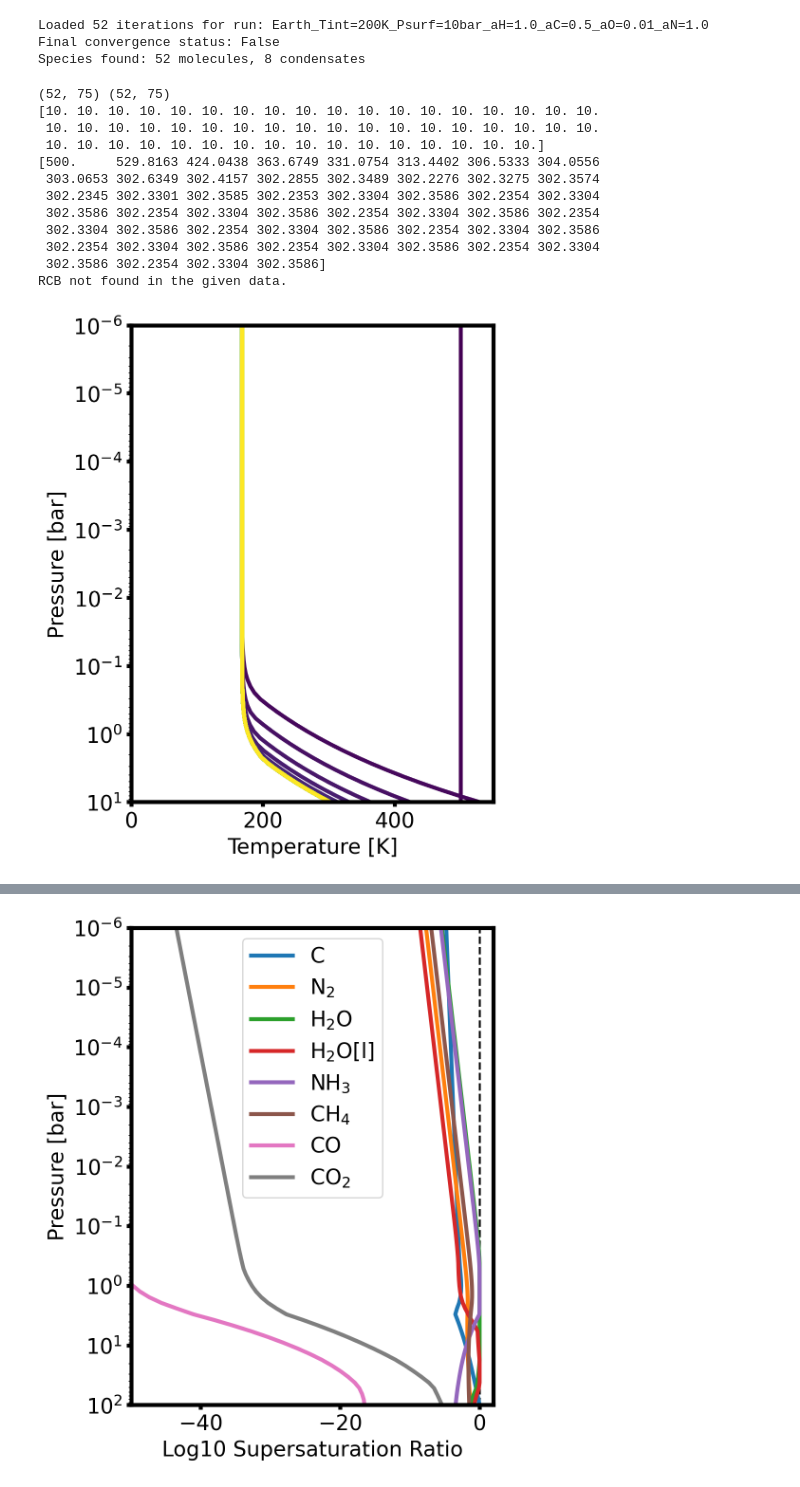
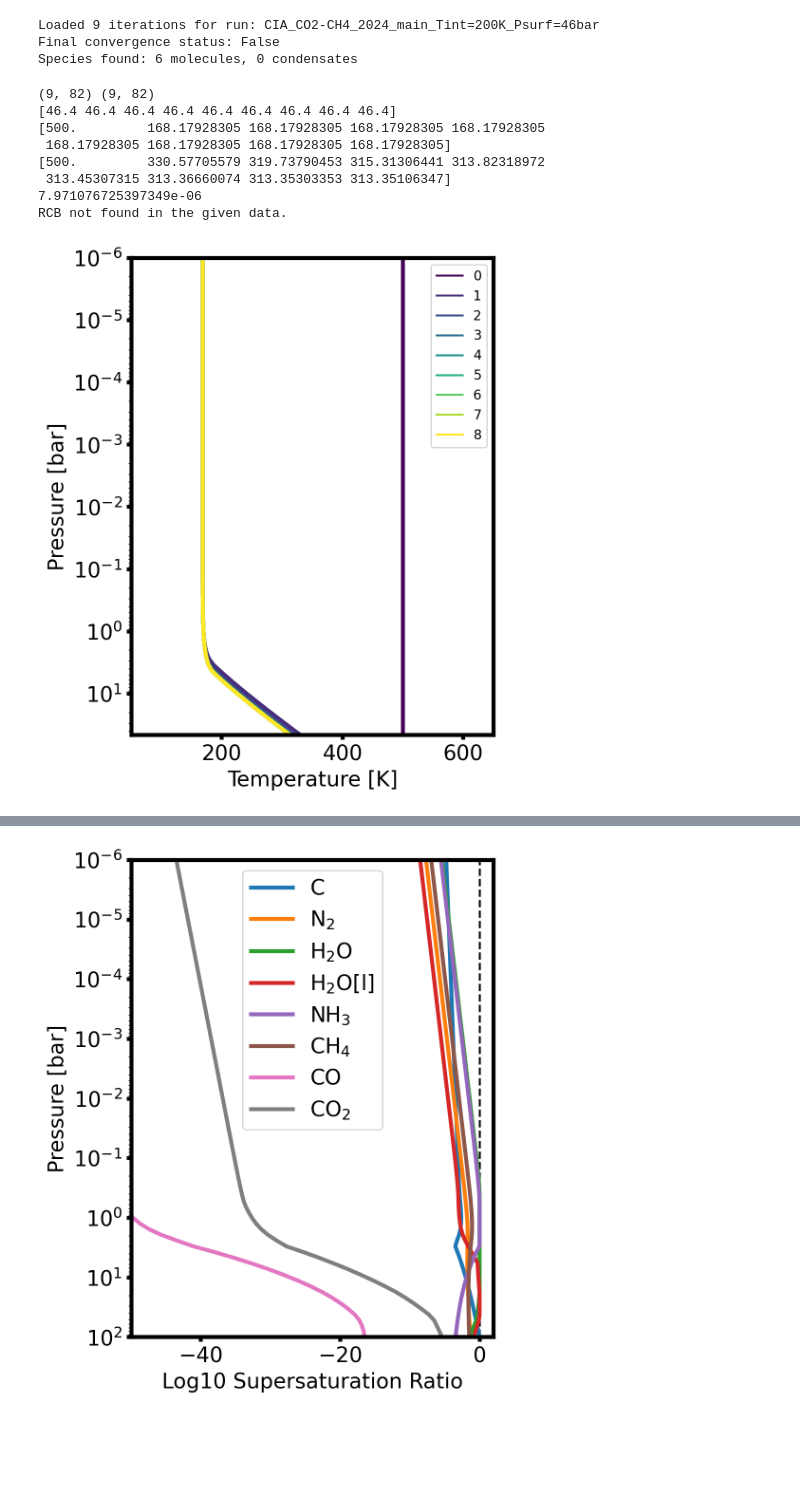
Before and after one commit to DavidDahlbudding/chelio, a Jupyter notebook: analyze/1_IndividualRun.ipynb, the cells around one changed output, grey strips where cells are left out. Cells and saved outputs as stored; diff of their text form; code cells hidden in the pictures; blank space fills up the shorter version.

```diff
--- a/analyze/1_IndividualRun.ipynb
+++ b/analyze/1_IndividualRun.ipynb
@@ -10,8 +10,9 @@ from analyze_modules import ChelioRun, plot_all_iteration_profiles, plot_profile
 # %%
 # Load a single simulation run
 # All data loading, parsing, and iteration handling is done by ChelioRun.
-output_folder = "../output/N2dom_fast"
-run_name = "Earth_Tint=200K_Psurf=10bar_aH=1.0_aC=0.5_aO=0.01_aN=1.0"
+output_folder = "../output/CIA_comparison_varConvGrad/"
+run_name = "CIA_CO2-CH4_2024_main_Tint=200K_Psurf=46bar"
+#run_name = "Earth_Tint=150K_Psurf=10bar_aH=1.0_aC=0.1_aO=0.01_aN=1.0"
 #run_name = "Earth_P0=1e8_Tint=50_CplusO=1e-2_CtoO=0.59"
 #run_name = "test"
 
@@ -24,9 +25,9 @@ print(f"Loaded {run.num_iterations_read} iterations for run: {run.run_name}")
 print(f"Final convergence status: {run.final_convergence_status}")
 print(f"Species found: {run.n_mol} molecules, {run.n_dust} condensates")
 # %% [output]
-Loaded 52 iterations for run: Earth_Tint=200K_Psurf=10bar_aH=1.0_aC=0.5_aO=0.01_aN=1.0
+Loaded 9 iterations for run: CIA_CO2-CH4_2024_main_Tint=200K_Psurf=46bar
 Final convergence status: False
-Species found: 52 molecules, 8 condensates
+Species found: 6 molecules, 0 condensates
 # %%
 def set_white(ax):
     ax.set_facecolor('white')
@@ -57,48 +58,49 @@ fig, ax = plt.subplots(1, 1, figsize=(5, 6))
 
 print(run.pressures_bar.shape, run.temperatures_K.shape)
 print(run.pressures_bar[:,0])
+print(run.temperatures_K[:,-1])
 print(run.temperatures_K[:,0])
+
+print((np.abs(run.temperatures_K[-2,:] - run.temperatures_K[-1,:])/run.temperatures_K[-1,:]).max())
 
 # The new plotting utility handles the looping and coloring
 plot_all_iteration_profiles(
     run,
     'temperature',
     y_axis='pressure',
     ax=ax,
     cmap_name='viridis', #'Wistia'
-    legend = False
+    legend = True
 )
+
+ax.set_xlim(50, 650)
 
 # Add the RCB line using the dedicated function
 plot_rcb_height(run, ax=ax, color='red', linestyle='--', linewidth=2, label='RCB')
 
-ax.set_xlim(0, 550)
 # set to max and min pressure
 ax.set_ylim(np.nanmax(run.pressures_bar), np.nanmin(run.pressures_bar))
+#ax.set_ylim(np.nanmax(run.pressures_bar), 1e-1)
 ax.set_title(run.run_name.replace("_", ", "))
 
 # turn on preferred options
 #set_white(ax)
 increase_size(ax, linewidth=3, fontsize=16, legendcols=2, legendloc='no')
 ax.set_title('')
 plt.tight_layout()
 #plt.savefig(f"images/JulyPoster/TPevolution_{run_name}.svg", format="svg", transparent=True)
 
 plt.show()
 # %% [output]
-(52, 75) (52, 75)
-[10. 10. 10. 10. 10. 10. 10. 10. 10. 10. 10. 10. 10. 10. 10. 10. 10. 10.
- 10. 10. 10. 10. 10. 10. 10. 10. 10. 10. 10. 10. 10. 10. 10. 10. 10. 10.
- 10. 10. 10. 10. 10. 10. 10. 10. 10. 10. 10. 10. 10. 10. 10. 10.]
-[500.     529.8163 424.0438 363.6749 331.0754 313.4402 306.5333 304.0556
- 303.0653 302.6349 302.4157 302.2855 302.3489 302.2276 302.3275 302.3574
- 302.2345 302.3301 302.3585 302.2353 302.3304 302.3586 302.2354 302.3304
- 302.3586 302.2354 302.3304 302.3586 302.2354 302.3304 302.3586 302.2354
- 302.3304 302.3586 302.2354 302.3304 302.3586 302.2354 302.3304 302.3586
- 302.2354 302.3304 302.3586 302.2354 302.3304 302.3586 302.2354 302.3304
- 302.3586 302.2354 302.3304 302.3586]
+(9, 82) (9, 82)
+[46.4 46.4 46.4 46.4 46.4 46.4 46.4 46.4 46.4]
+[500.         168.17928305 168.17928305 168.17928305 168.17928305
+ 168.17928305 168.17928305 168.17928305 168.17928305]
+[500.         330.57705579 319.73790453 315.31306441 313.82318972
+ 313.45307315 313.36660074 313.35303353 313.35106347]
+7.971076725397349e-06
 RCB not found in the given data.
-[figure, old version]
+[figure, new version]
 # %%
 # Plot molecular mixing ratios for the final converged step
 i = -1
```
Also changed, not shown: parts of 2 cells of this notebook, 13 other files.
